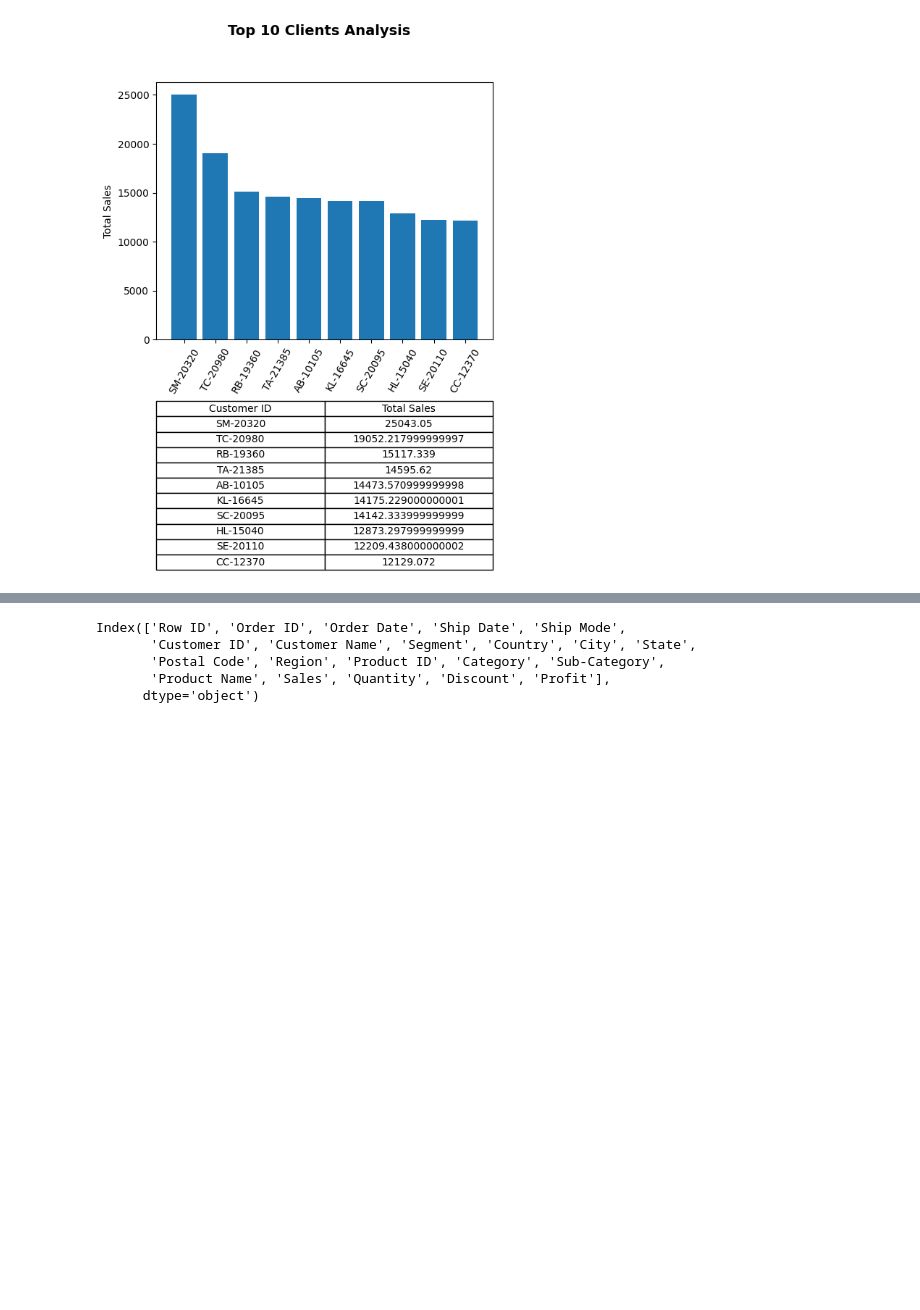
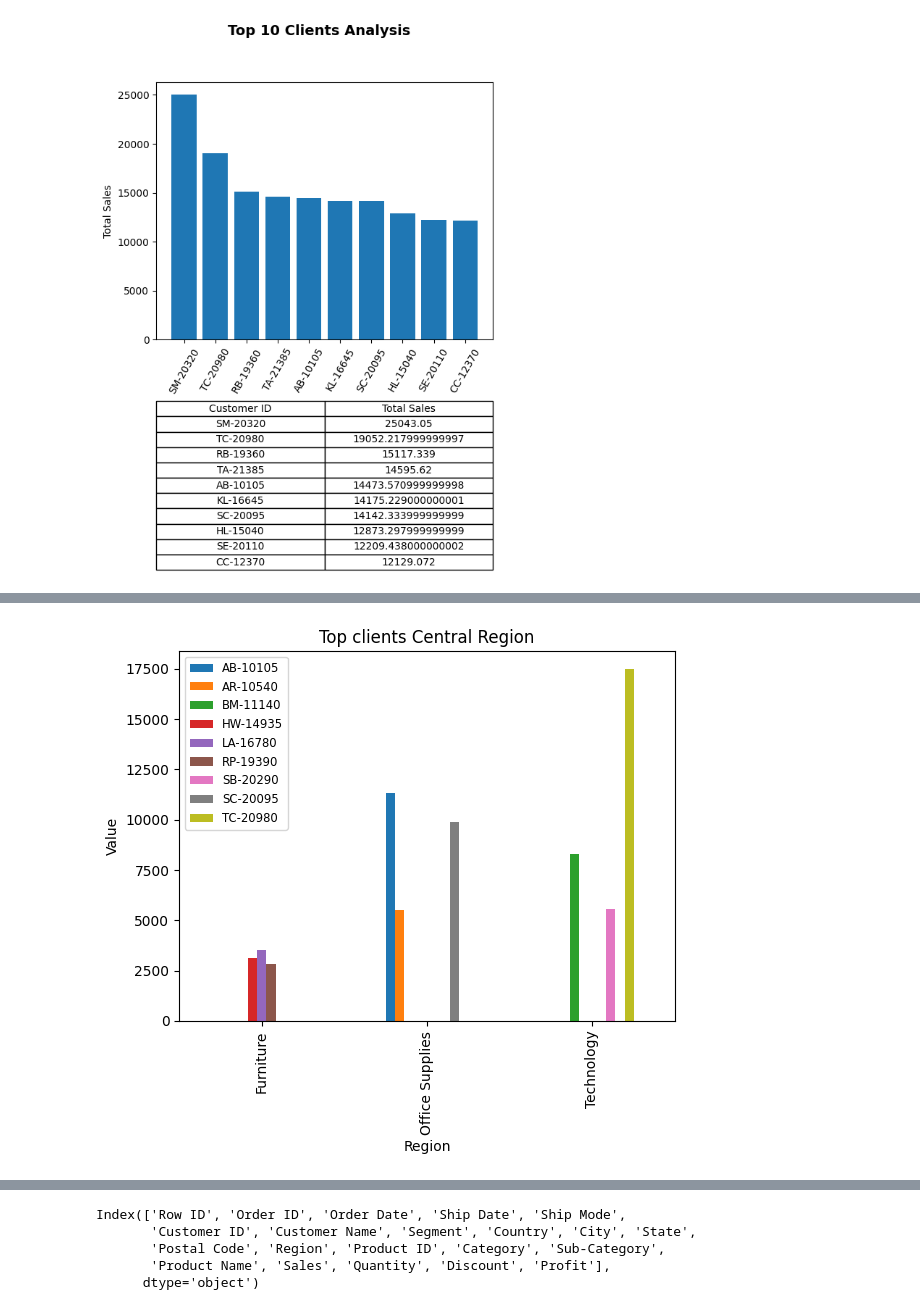
Before and after one commit to kennycp06/Superstore, a Jupyter notebook: Data exploration.ipynb, the cells around one changed output, grey strips where cells are left out. Cells and saved outputs as stored; diff of their text form; code cells hidden in the pictures; blank space fills up the shorter version.

Commit message:
Top sales clients per region plots

```diff
--- a/Data exploration.ipynb
+++ b/Data exploration.ipynb
@@ -148,0 +120,15 @@ IndexError: index 4 is out of bounds for axis 0 with size 4
+# %%
+# Group the data by 'Region', 'Category', and 'Customer ID'
+grouped_data = clients.groupby(['Region', 'Category', 'Customer ID'])
+
+# Compute the sum of sales per region, category, and client
+sales_per_client = grouped_data['Sales'].sum().reset_index()
+
+# Group the data by 'Region' and 'Category'
+grouped_sales = sales_per_client.groupby(['Region', 'Category'])
+
+# Get the top 3 clients per region per category based on sales
+top_clients_per_region_category = grouped_sales.apply(lambda x: x.nlargest(3, 'Sales'))
+
+# Print the result
+print(top_clients_per_region_category)
@@ -148,0 +155,75 @@ IndexError: index 4 is out of bounds for axis 0 with size 4
+# %%
+#Creating the new set of dataset per region
+top_sales_central = top_clients_per_region_category.loc["Central"]
+top_sales_west = top_clients_per_region_category.loc["West"]
+top_sales_south = top_clients_per_region_category.loc["South"]
+top_sales_east = top_clients_per_region_category.loc["East"]
+
+#First plot
+#Pivot table for create de datviz
+pivot_sales_central = top_sales_central.pivot(index='Category', columns='Customer ID', values='Sales')
+
+# Create the bar plot
+plt.figure(figsize=(8,6))
+
+pivot_sales_central.plot(kind='bar')
+
+
+plt.legend(fontsize = "small")
+plt.title('Top clients Central Region')
+plt.xlabel('Region')
+plt.ylabel('Value')
+
+plt.show()
+
+#Second plot
+#Pivot table for create de datviz
+pivot_sales_west = top_sales_west.pivot(index='Category', columns='Customer ID', values='Sales')
+
+# Create the bar plot
+plt.figure(figsize=(8,6))
+
+pivot_sales_west.plot(kind='bar')
+
+
+plt.legend(fontsize = "small")
+plt.title('Top clients West Region')
+plt.xlabel('Region')
+plt.ylabel('Value')
+
+plt.show()
+
+#Third plot
+#Pivot table for create de datviz
+pivot_sales_south = top_sales_south.pivot(index='Category', columns='Customer ID', values='Sales')
+
+# Create the bar plot
+plt.figure(figsize=(8,6))
+
+pivot_sales_south.plot(kind='bar')
+
+
+plt.legend(fontsize = "small")
+plt.title('Top clients South Region')
+plt.xlabel('Region')
+plt.ylabel('Value')
+
+plt.show()
+
+#Third plot
+#Pivot table for create de datviz
+pivot_sales_east = top_sales_east.pivot(index='Category', columns='Customer ID', values='Sales')
+
+# Create the bar plot
+plt.figure(figsize=(8,6))
+
+pivot_sales_east.plot(kind='bar')
+
+
+plt.legend(fontsize = "small")
+plt.title('Top clients East Region')
+plt.xlabel('Region')
+plt.ylabel('Value')
+
+plt.show()
+# %% [output]
@@ -148,0 +231 @@ IndexError: index 4 is out of bounds for axis 0 with size 4
+[figure, added]
```
Also changed, not shown: parts of 5 cells of this notebook.
